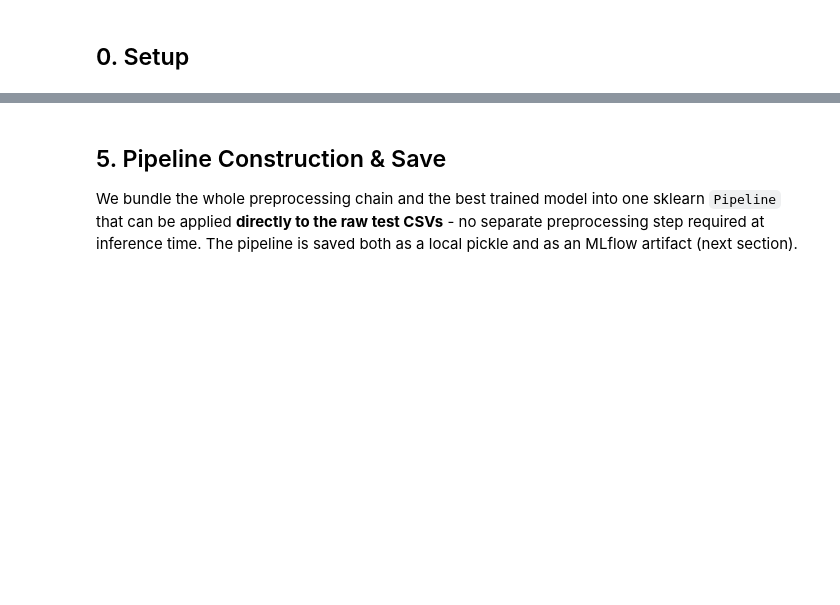
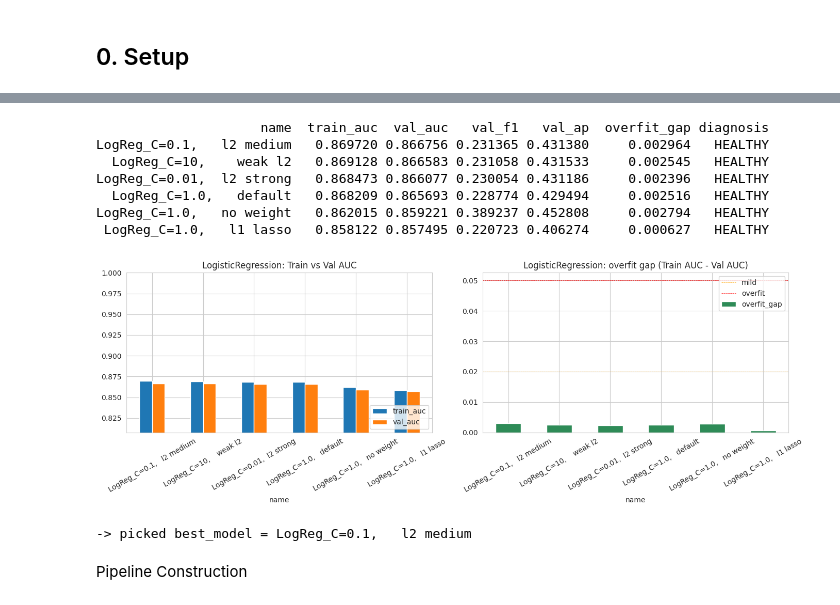
Before and after one commit to romaxod/ML-HW2, a Jupyter notebook: model_experiment_LogisticRegression.ipynb, the cells around one changed output, grey strips where cells are left out. Drawn from its saved outputs; the diff is of its cells as text; code cells hidden in the pictures; blank space fills up the shorter version.

```diff
--- a/model_experiment_LogisticRegression.ipynb
+++ b/model_experiment_LogisticRegression.ipynb
@@ -574,46 +686,40 @@ df_results['diagnosis'] = df_results.apply(_diag, axis=1)
 
 _default_cols = ['name','train_auc','val_auc','val_f1','val_ap','overfit_gap','diagnosis']
 show_cols = [c for c in _default_cols if c in df_results.columns]
 print(df_results[show_cols].to_string(index=False))
 
 fig, ax = plt.subplots(1, 2, figsize=(14, 5))
 df_results.set_index('name')[['train_auc','val_auc']].plot(kind='bar', ax=ax[0])
 ax[0].set_title('LogisticRegression: Train vs Val AUC')
 ax[0].set_ylim(max(0.5, df_results[['train_auc','val_auc']].min().min()-0.05), 1.0)
 ax[0].tick_params(axis='x', rotation=30); ax[0].legend(loc='lower right')
 
 colors = ['salmon' if g > 0.05 else ('orange' if g > 0.02 else 'seagreen')
           for g in df_results['overfit_gap']]
 df_results.set_index('name')['overfit_gap'].plot(kind='bar', ax=ax[1], color=colors)
 ax[1].axhline(0,    color='black', lw=0.5)
 ax[1].axhline(0.02, color='orange', ls='--', lw=0.5, label='mild')
 ax[1].axhline(0.05, color='red',    ls='--', lw=0.5, label='overfit')
 ax[1].set_title('LogisticRegression: overfit gap (Train AUC - Val AUC)')
 ax[1].tick_params(axis='x', rotation=30); ax[1].legend(loc='upper right')
 plt.tight_layout(); plt.show()
 
 n_over   = int((df_results['diagnosis']=='OVERFIT').sum())
 n_under  = int((df_results['diagnosis']=='UNDERFIT').sum())
 n_health = int((df_results['diagnosis']=='HEALTHY').sum())
 best     = df_results.iloc[0]
 worst    = df_results.iloc[-1]
 
-print(f"""
-=========== ANALYSIS (LogisticRegression) ===========
-- {len(df_results)} runs total | HEALTHY: {n_health} | OVERFIT: {n_over} | UNDERFIT: {n_under}
-- Best   : {best['name']}  ->  val AUC = {best['val_auc']:.5f},  gap = {best['overfit_gap']:+.4f}
-- Worst  : {worst['name']}  ->  val AUC = {worst['val_auc']:.5f}, gap = {worst['overfit_gap']:+.4f}
 
-How to read the diagnosis column:
-- overfit_gap > 0.05  -> OVERFIT  (train AUC is much higher than val AUC, the model
-                                   memorized the training data)
-- overfit_gap <= 0.02 -> HEALTHY  (model learned the signal and generalizes)
-- train_auc  < 0.75   -> UNDERFIT (high bias, model is too simple OR regularization
-                                   is too strong)
-- For fraud detection, recall (true-positive rate on the fraud class) is often
-  prioritized alongside AUC. If the business wants high recall, the decision
-  threshold should be moved below 0.5 - the AUC ranking does not change but the
-  precision/recall trade-off does.
-""")
 best_model = [r['model'] for r in results_log if r['name']==best['name']][0]
 print(f"-> picked best_model = {best['name']}")
+# %% [output]
+                     name  train_auc  val_auc   val_f1   val_ap  overfit_gap diagnosis
+LogReg_C=0.1,   l2 medium   0.869720 0.866756 0.231365 0.431380     0.002964   HEALTHY
+  LogReg_C=10,    weak l2   0.869128 0.866583 0.231058 0.431533     0.002545   HEALTHY
+LogReg_C=0.01,  l2 strong   0.868473 0.866077 0.230054 0.431186     0.002396   HEALTHY
+  LogReg_C=1.0,   default   0.868209 0.865693 0.228774 0.429494     0.002516   HEALTHY
+LogReg_C=1.0,   no weight   0.862015 0.859221 0.389237 0.452808     0.002794   HEALTHY
+ LogReg_C=1.0,   l1 lasso   0.858122 0.857495 0.220723 0.406274     0.000627   HEALTHY
+[figure, added]
+-> picked best_model = LogReg_C=0.1,   l2 medium
@@ -633,10 +726,5 @@ HYPERPARAMETER-SPECIFIC ANALYSIS (LogReg):
-# %% [markdown]
-## 5. Pipeline Construction & Save
-
-We bundle the whole preprocessing chain and the best trained model into one
-sklearn `Pipeline` that can be applied **directly to the raw test CSVs** -
-no separate preprocessing step required at inference time. The pipeline is
-saved both as a local pickle and as an MLflow artifact (next section).
+# %% [markdown]
+Pipeline Construction
 # %%
 import pickle
 from sklearn.pipeline import Pipeline
```
Also changed, not shown: parts of 39 cells of this notebook.
